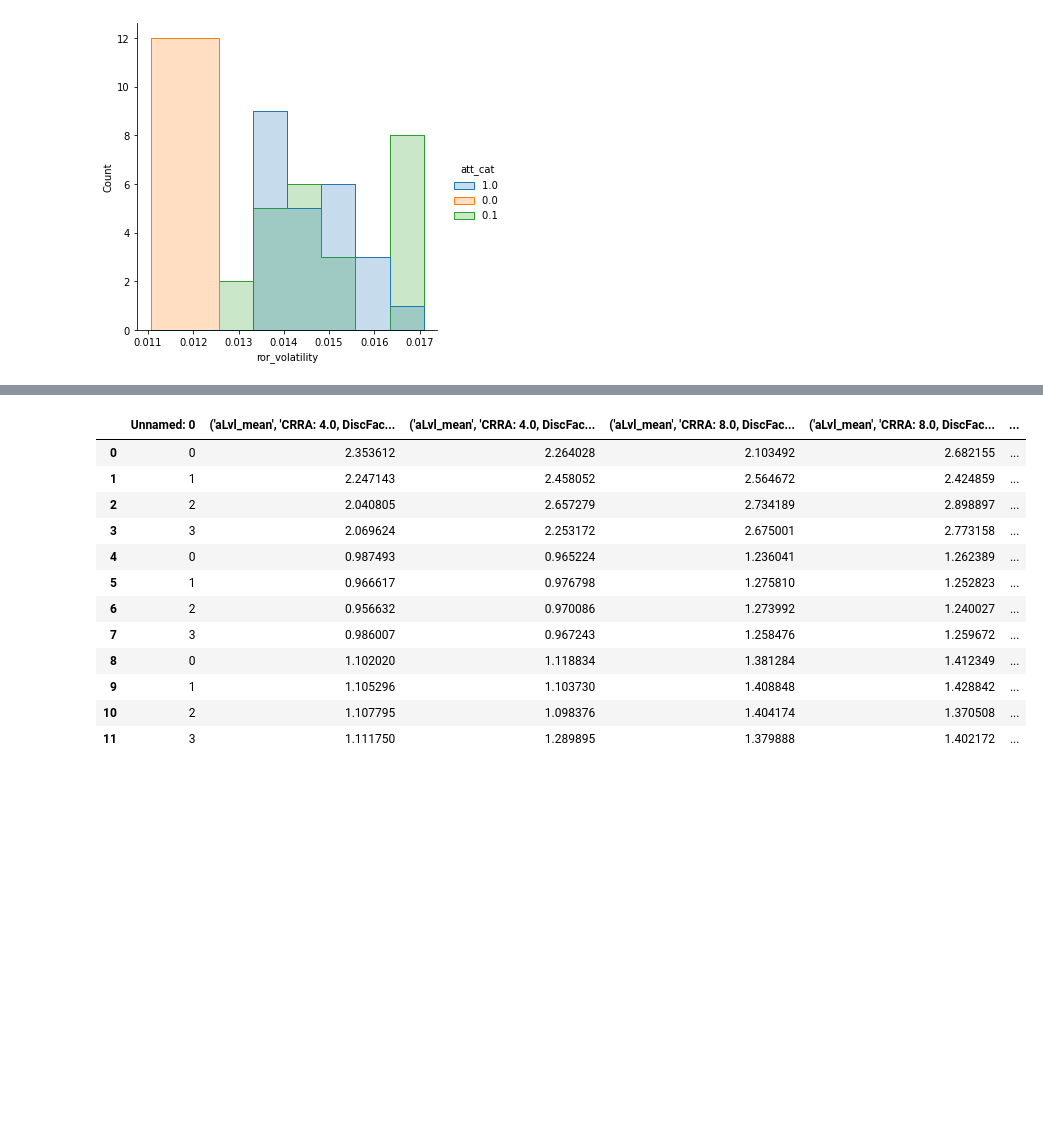
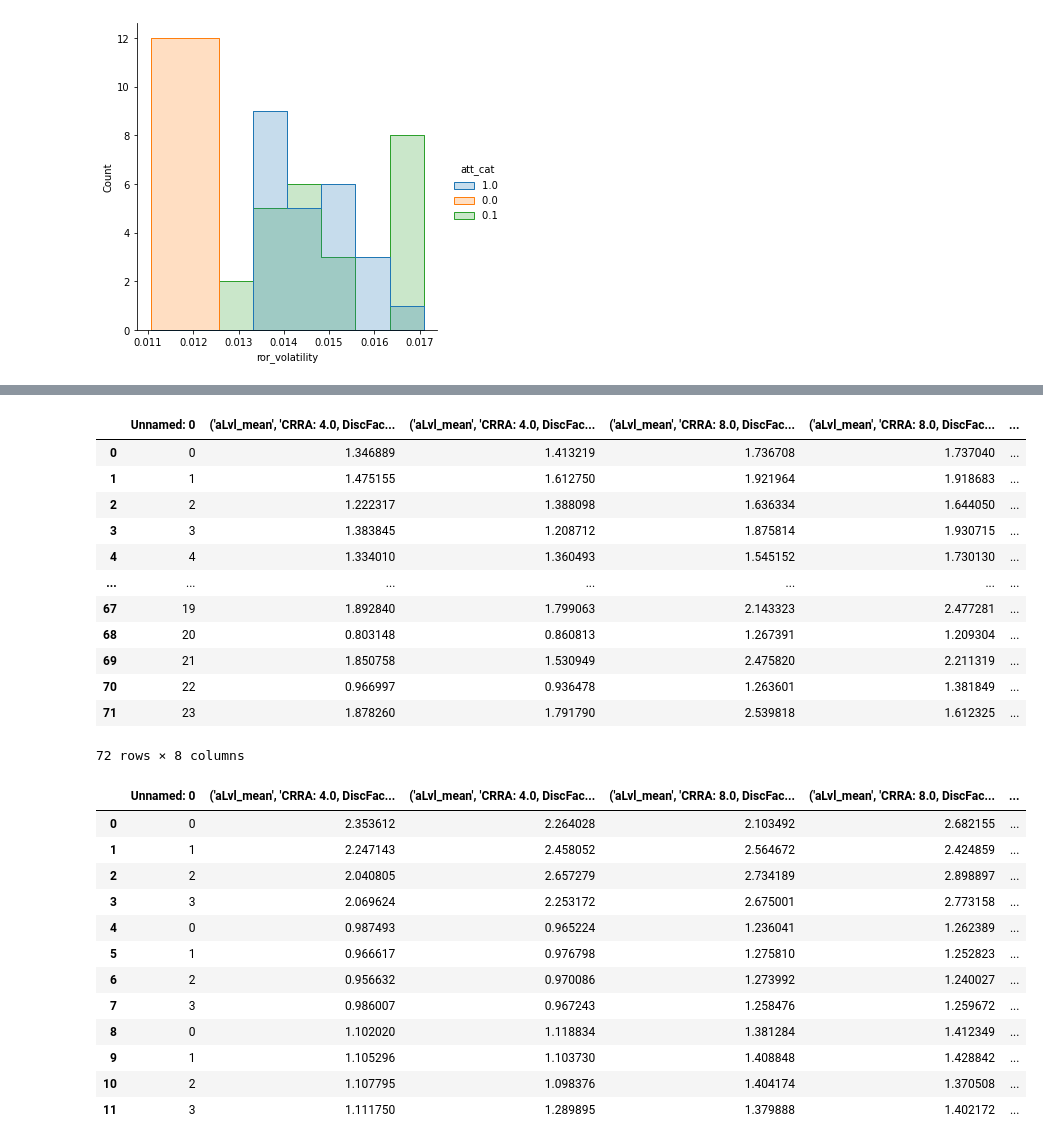
Before and after one commit to sbenthall/SHARKFin, a Jupyter notebook: HARK/Macro-Micro Foundations Demo Code.ipynb, the cells around one changed output, grey strips where cells are left out. Drawn from its saved outputs; the diff is of its cells as text; code cells hidden in the pictures; blank space fills up the shorter version.

```diff
--- a/HARK/Macro-Micro Foundations Demo Code.ipynb
+++ b/HARK/Macro-Micro Foundations Demo Code.ipynb
@@ -177,3 +181,19 @@ data.groupby('attention').mean()
+# %%
+data
+# %% [output]
+|  | Unnamed: 0 | ('aLvl_mean', 'CRRA: 4.0, DiscFac... | ('aLvl_mean', 'CRRA: 4.0, DiscFac... | ('aLvl_mean', 'CRRA: 8.0, DiscFac... | ('aLvl_mean', 'CRRA: 8.0, DiscFac... | ... |
+| 0 | 0 | 1.346889 | 1.413219 | 1.736708 | 1.737040 | ... |
+| 1 | 1 | 1.475155 | 1.612750 | 1.921964 | 1.918683 | ... |
+| 2 | 2 | 1.222317 | 1.388098 | 1.636334 | 1.644050 | ... |
+| 3 | 3 | 1.383845 | 1.208712 | 1.875814 | 1.930715 | ... |
+| 4 | 4 | 1.334010 | 1.360493 | 1.545152 | 1.730130 | ... |
+| ... | ... | ... | ... | ... | ... | ... |
+| 67 | 19 | 1.892840 | 1.799063 | 2.143323 | 2.477281 | ... |
+| 68 | 20 | 0.803148 | 0.860813 | 1.267391 | 1.209304 | ... |
+| 69 | 21 | 1.850758 | 1.530949 | 2.475820 | 2.211319 | ... |
+| 70 | 22 | 0.966997 | 0.936478 | 1.263601 | 1.381849 | ... |
+| 71 | 23 | 1.878260 | 1.791790 | 2.539818 | 1.612325 | ... |
+72 rows × 8 columns
 # %%
 #print(records_1)
 # %%
```
Also changed, not shown: parts of 3 cells of this notebook, 1 other file.
